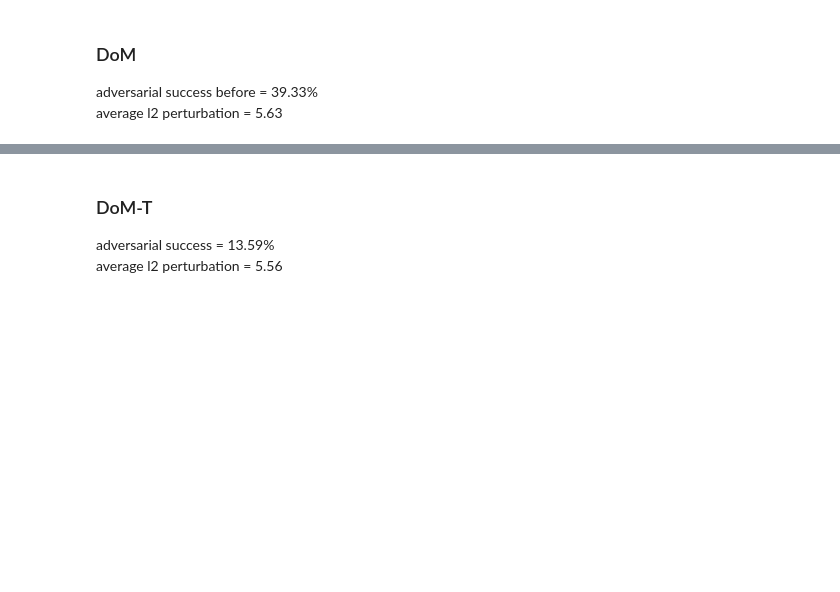
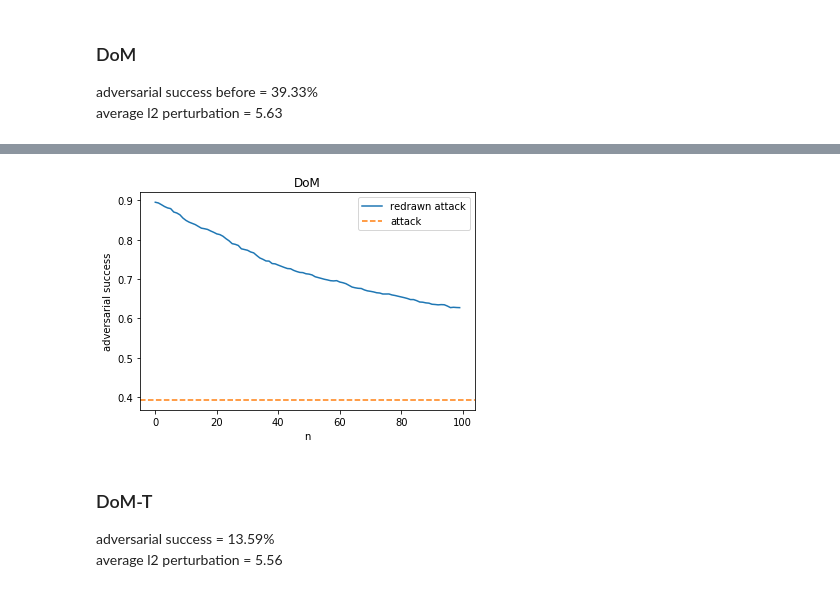
Before and after one commit to trejsu/shaper, a Jupyter notebook: experiments/notebook/adversarial.ipynb, the cells around one changed output, grey strips where cells are left out. Cells and saved outputs as stored; diff of their text form; code cells hidden in the pictures; blank space fills up the shorter version.

```diff
--- a/experiments/notebook/adversarial.ipynb
+++ b/experiments/notebook/adversarial.ipynb
@@ -160,3 +162,9 @@ plot_drawing_defense('baseline-norm-linf-alpha-0.0-targeted-0-adv-samples.npz')
+# %%
+accs = [0.895, 0.8932, 0.8888, 0.8841, 0.8806, 0.8788, 0.8702, 0.8677, 0.8632, 0.8548, 0.8488, 0.8445, 0.8414, 0.8383, 0.8337, 0.8292, 0.8278, 0.826, 0.8221, 0.8187, 0.8147, 0.8129, 0.8088, 0.8025, 0.7971, 0.7899, 0.7882, 0.7853, 0.7768, 0.775, 0.7731, 0.7689, 0.7665, 0.7598, 0.7536, 0.7502, 0.746, 0.7456, 0.7394, 0.7386, 0.7354, 0.7324, 0.7294, 0.7267, 0.7262, 0.7221, 0.7192, 0.7169, 0.7164, 0.7135, 0.7126, 0.7105, 0.7059, 0.7038, 0.7017, 0.6995, 0.6979, 0.6959, 0.6953, 0.696, 0.6925, 0.6908, 0.6883, 0.6841, 0.6798, 0.6779, 0.6766, 0.6761, 0.6725, 0.6701, 0.6689, 0.6674, 0.6653, 0.6646, 0.6621, 0.6621, 0.6622, 0.6597, 0.6583, 0.6564, 0.6546, 0.6528, 0.6507, 0.648, 0.648, 0.6453, 0.6418, 0.6413, 0.6396, 0.6389, 0.6361, 0.6355, 0.6346, 0.6352, 0.6348, 0.6316, 0.6276, 0.6284, 0.6278, 0.6275]
+# %%
+plot_defense_accs(accs=accs, adv_acc=0.3933, method='DoM')
+# %% [output]
+[figure, added]
 # %% [markdown]
 ### DoM-T
 adversarial success = 13.59%
```
Also changed, not shown: parts of 17 cells of this notebook.
